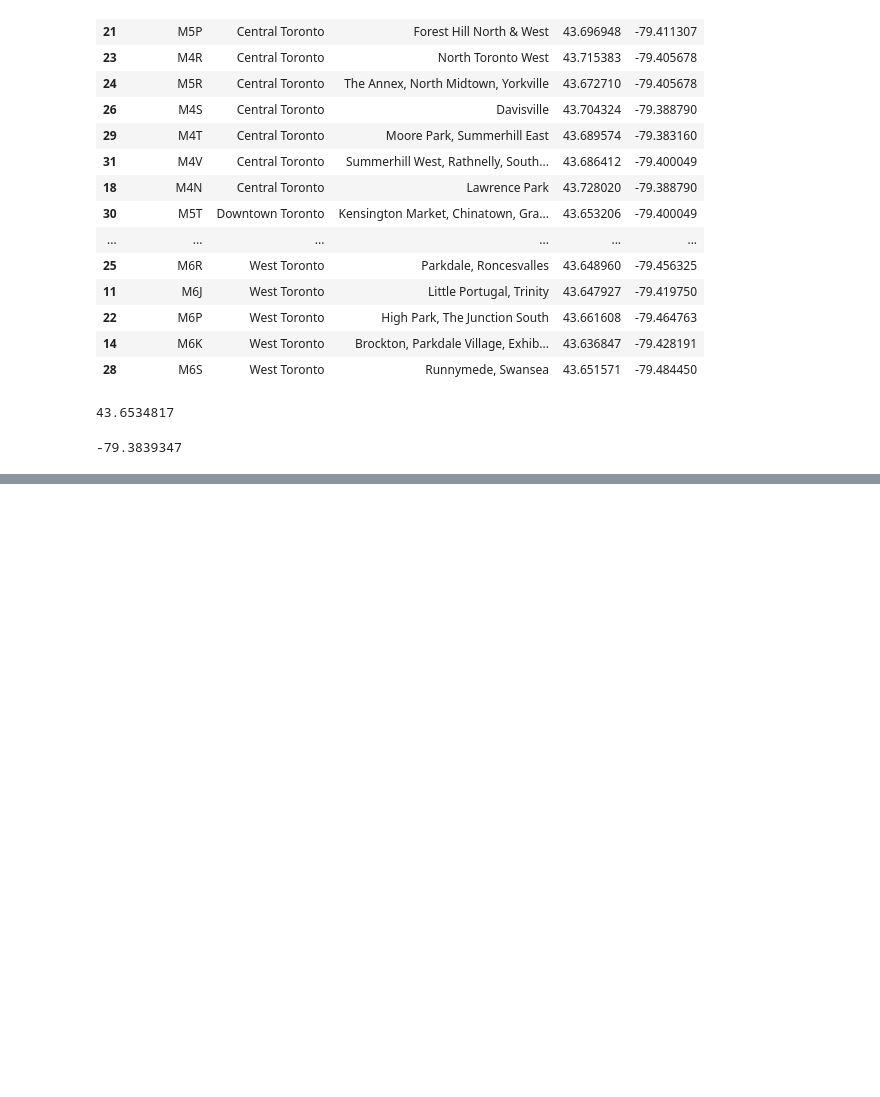
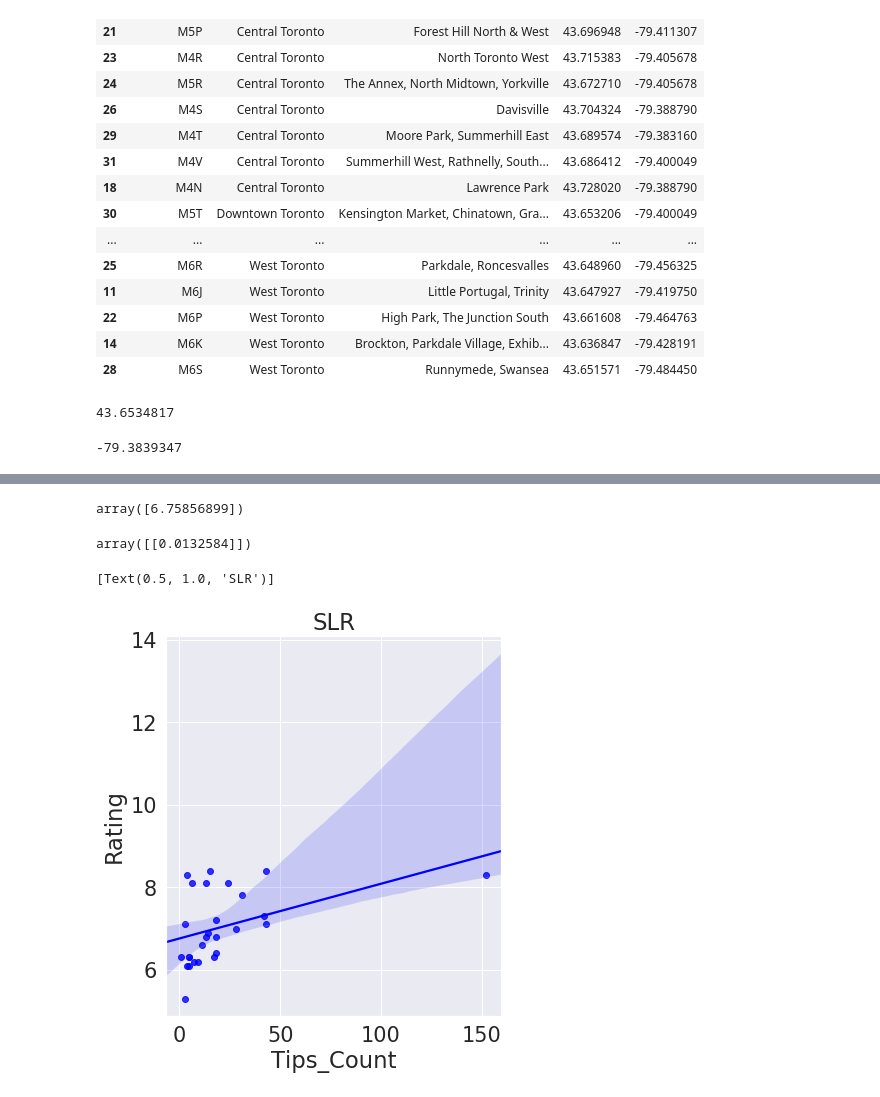
Before and after one commit to matthewmurphy100/coursera-capstone-project, a Jupyter notebook: Capstone_Project_Notebook copy 2.ipynb, the cells around one changed output, grey strips where cells are left out. Drawn from its saved outputs; the diff is of its cells as text; code cells hidden in the pictures; blank space fills up the shorter version.

```diff
--- a/Capstone_Project_Notebook copy 2.ipynb
+++ b/Capstone_Project_Notebook copy 2.ipynb
@@ -375,0 +479,6 @@ df
+# %%
+#mhm if Price_message OR Rating wasn't pulled back from the API then drop that record.
+test['Flag'] = 'N'
+test.loc[(test['id'] != test['Price_Message']) & (test['id'] != test['Rating']), 'Flag'] = 'Y'
+#test.loc[(test['id'] != test['Price_Message']), 'Flag'] = 'Y'
+#test.loc[(test['id'] != test['Rating']), 'Flag'] = 'Y'
@@ -375,0 +489,4 @@ df
+# %%
+df_ids = test[test['Flag'] == 'Y']
+print(len(set(df_ids['id'])))
+df_final = df_ids.sort_values(by='Rating')
@@ -375,0 +519,3 @@ df
+# %%
+df_final['Rating'] = df_final.Rating.astype(str).astype(float)
+df_final
@@ -375,0 +540,3 @@ df
+# %%
+df_final = pd.merge(df_final, dataframe1, on='id', how='inner')
+df_final
@@ -375,0 +638,26 @@ df
+# %%
+linear_reg.intercept_
+# %% [output]
+array([6.75856899])
+# %%
+linear_reg.coef_
+# %% [output]
+array([[0.0132584]])
+# %%
+import seaborn as sea
+import matplotlib.pyplot as plt
+%matplotlib inline
+
+w = 6
+h = 7
+
+plt.figure(figsize=(w,h))
+sea.set_style('whitegrid')
+sea.set(font_scale=1.9)
+
+plot = sea.regplot(x='Tips_Count', y='Rating', marker='o', color='blue', data=df_final)
+plot.set(xlabel='Tips_Count', ylabel='Rating')
+plot.set(title='SLR')
+# %% [output]
+[Text(0.5, 1.0, 'SLR')]
+[figure, added]
```
Also changed, not shown: parts of 80 cells of this notebook.
